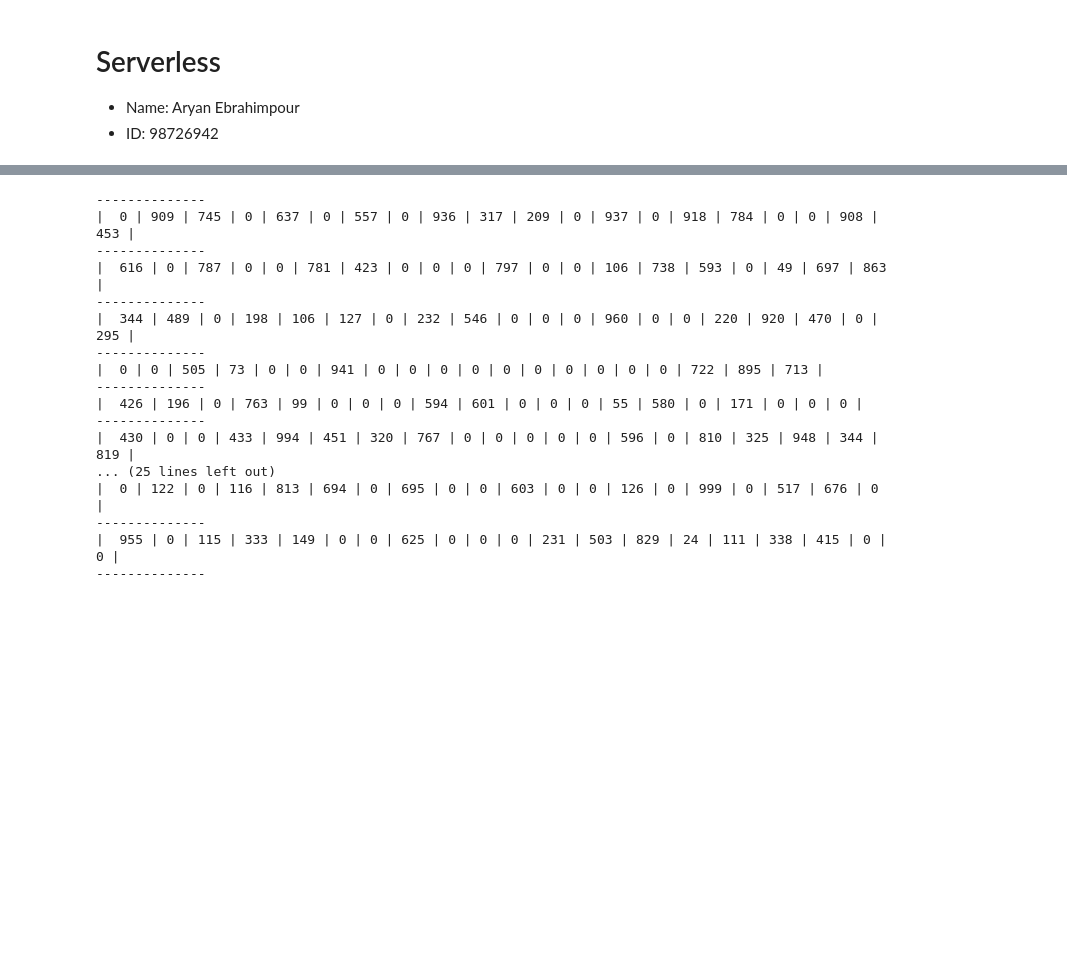
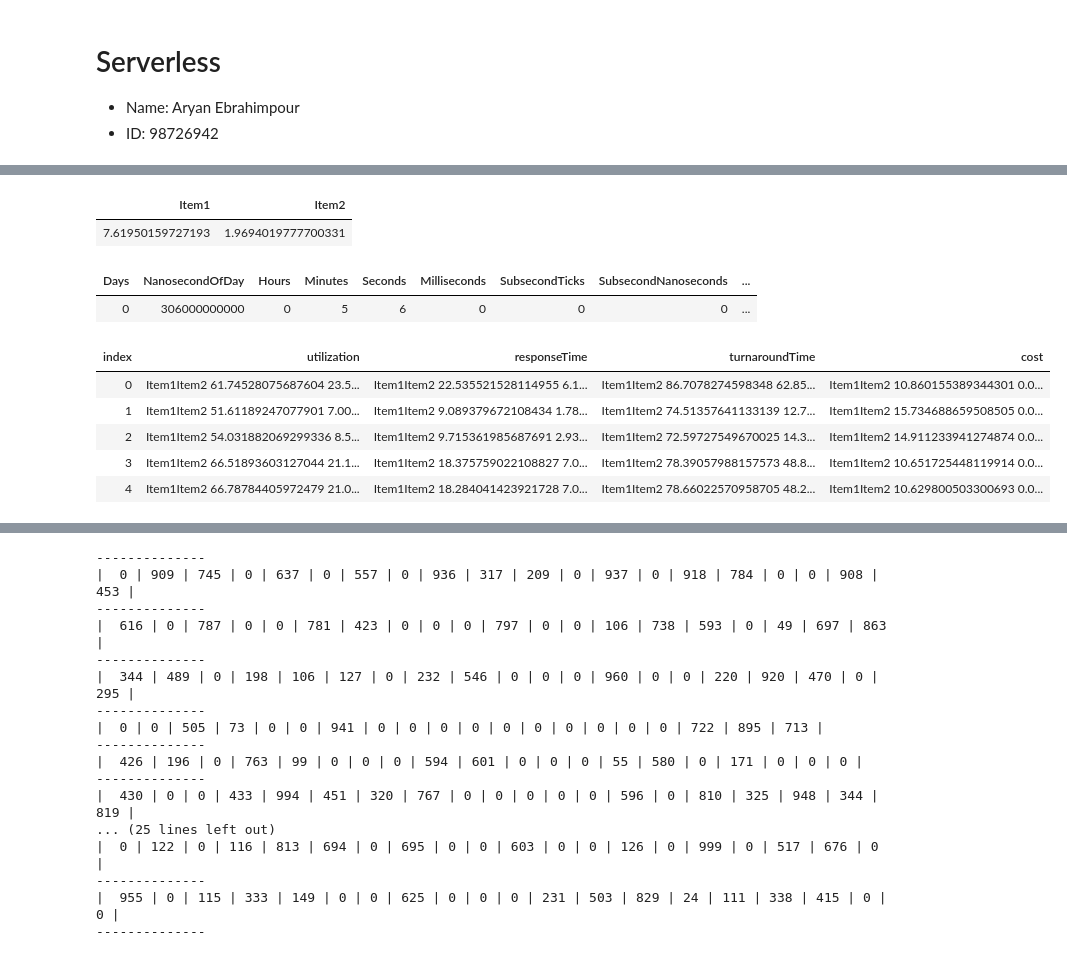
Before and after one commit to avestura/serverless-paper-impl, a Jupyter notebook: src/Main.ipynb, the cells around one changed output, grey strips where cells are left out. Saved outputs shown, nothing was run; the diff lists cells and outputs as text; code cells hidden in the pictures; blank space fills up the shorter version.

```diff
--- a/src/Main.ipynb
+++ b/src/Main.ipynb
@@ -33,3 +41,23 @@ open MathNet.Numerics.Distributions
+# %%
+open SimulationRunnerEngine
+open EvaluatorConfigs
+open AllSchedulers
+
+let iterationsCount = 10
+
+let queueD = genQueue config_UFD_AW_N 3u
+let simD = runSim queueD AllSchedulers.random240_50MeanWaitScheduler
+
+[simD] |> SimulatorContextBatch.getBatchQoS |> (fun x -> x.responseTime)
+# %% [output]
+| Item1 | Item2 |
+| 7.61950159727193 | 1.9694019777700331 |
+# %%
+//simD.containers["container-1"] |> Container.getQosMeassures |> (fun x -> x.Value.responseTime)
+simD.containers["container-1"].totalRestorationDuration
+# %% [output]
+| Days | NanosecondOfDay | Hours | Minutes | Seconds | Milliseconds | SubsecondTicks | SubsecondNanoseconds | ... |
+| 0 | 306000000000 | 0 | 5 | 6 | 0 | 0 | 0 | ... |
 # %%
 open SimulationRunnerEngine
 open EvaluatorConfigs
@@ -44 +73,10 @@ let q1, q2, q3, q4, q5 = qosOf noMer, qosOf staticSc, qosOf randSc, qosOf dynNeu
+# %%
+[Sim1.q1; Sim1.q2; Sim1.q3; Sim1.q4; Sim1.q5]
+# %% [output]
+| index | utilization | responseTime | turnaroundTime | cost |
+| 0 | Item1Item2 61.74528075687604 23.5... | Item1Item2 22.535521528114955 6.1... | Item1Item2 86.7078274598348 62.85... | Item1Item2 10.860155389344301 0.0... |
+| 1 | Item1Item2 51.61189247077901 7.00... | Item1Item2 9.089379672108434 1.78... | Item1Item2 74.51357641133139 12.7... | Item1Item2 15.734688659508505 0.0... |
+| 2 | Item1Item2 54.031882069299336 8.5... | Item1Item2 9.715361985687691 2.93... | Item1Item2 72.59727549670025 14.3... | Item1Item2 14.911233941274874 0.0... |
+| 3 | Item1Item2 66.51893603127044 21.1... | Item1Item2 18.375759022108827 7.0... | Item1Item2 78.39057988157573 48.8... | Item1Item2 10.651725448119914 0.0... |
+| 4 | Item1Item2 66.78784405972479 21.0... | Item1Item2 18.284041423921728 7.0... | Item1Item2 78.66022570958705 48.2... | Item1Item2 10.629800503300693 0.0... |
 # %%
```
Also changed, not shown: parts of 15 cells of this notebook, 4 other files.
